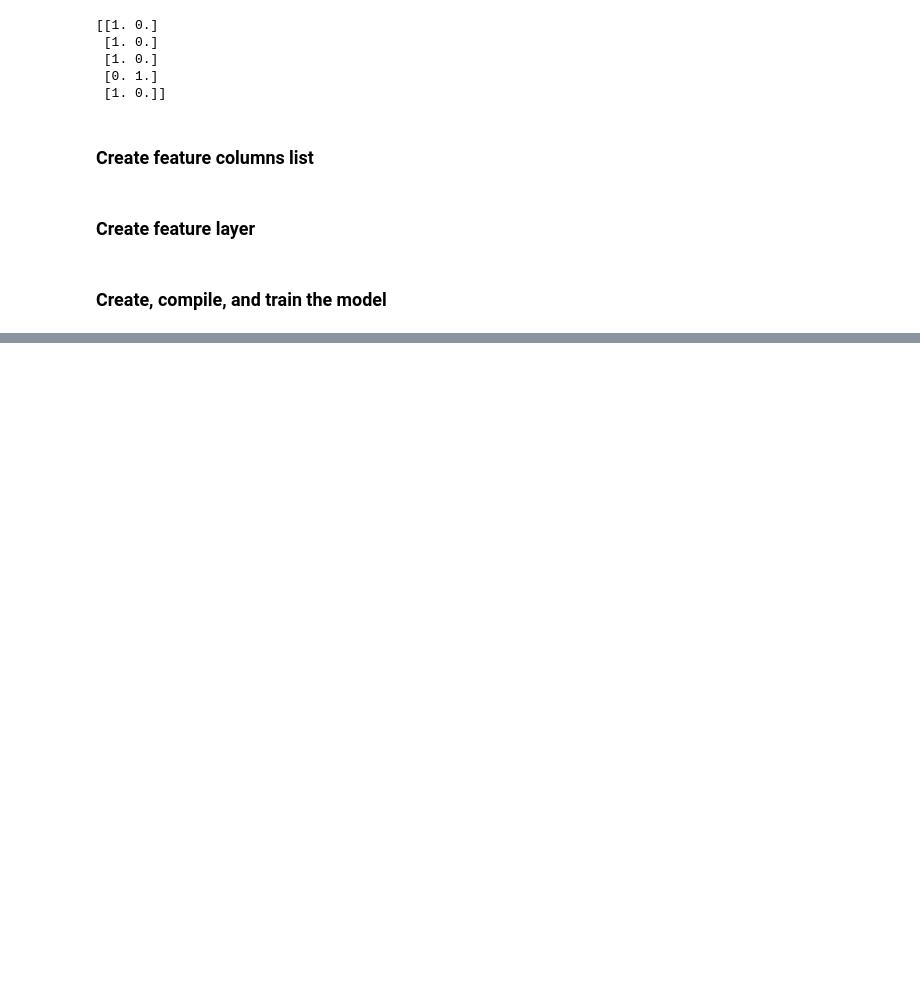
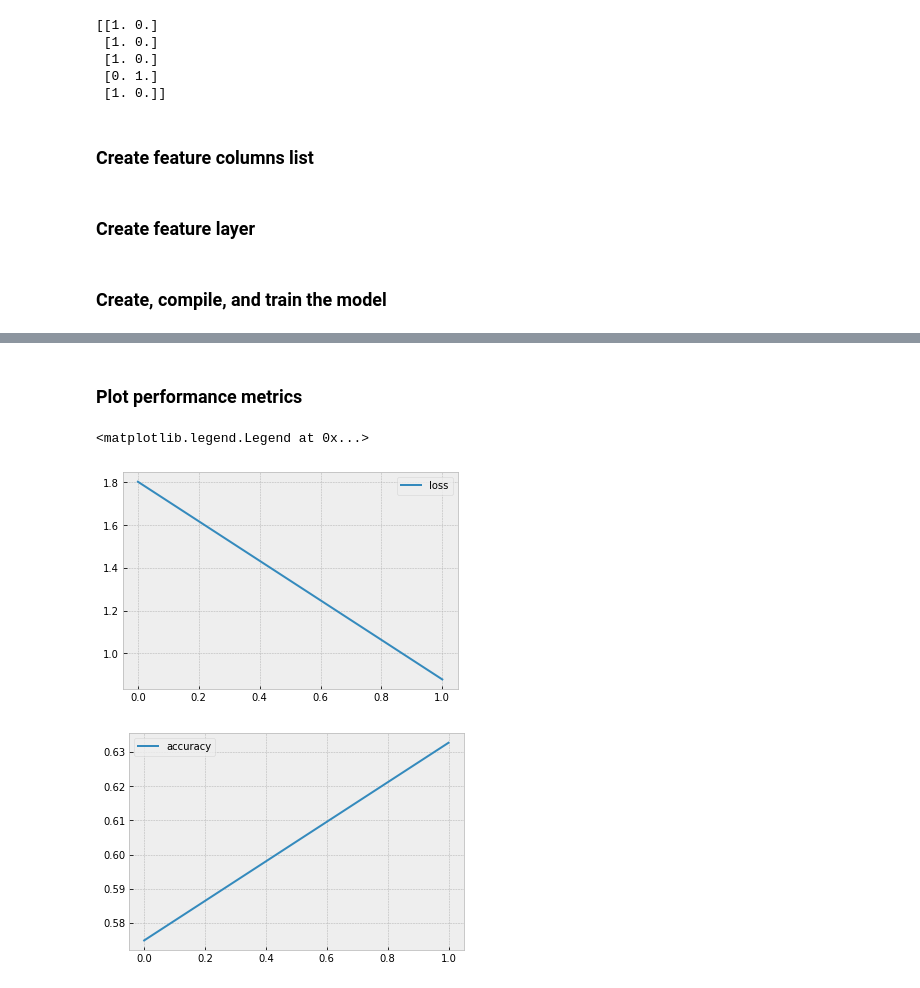
Before and after one commit to jaimeggb/Forest-Cover-Classification, a Jupyter notebook: dlsp-portfolio-starter-code/dlsp-portfolio-starter-code/CoverType-classification.ipynb, the cells around one changed output, grey strips where cells are left out. Saved outputs shown, nothing was run; the diff lists cells and outputs as text; code cells hidden in the pictures; blank space fills up the shorter version.

Commit message:
Added Plots section

```diff
--- a/dlsp-portfolio-starter-code/dlsp-portfolio-starter-code/CoverType-classification.ipynb
+++ b/dlsp-portfolio-starter-code/dlsp-portfolio-starter-code/CoverType-classification.ipynb
@@ -267,7 +282,7 @@ model.compile(optimizer='adam',
               loss=tf.keras.losses.SparseCategoricalCrossentropy(),
               metrics=['accuracy'])
 
-model.fit(train_ds,
+history= model.fit(train_ds,
           validation_data=val_ds,
-          epochs=5)
+          epochs=2)
 # %% [output]
@@ -284,0 +304,14 @@ print("Accuracy", accuracy)
+# %% [markdown]
+### Plot performance metrics
+# %%
+plt.figure()
+plt.plot(history.history['loss'], label= 'loss' )
+plt.legend()
+
+plt.figure()
+plt.plot(history.history['accuracy'], label= 'accuracy' )
+plt.legend()
+# %% [output]
+<matplotlib.legend.Legend at 0x...>
+[figure, added]
+[figure, added]
```
Also changed, not shown: parts of 8 cells of this notebook.
